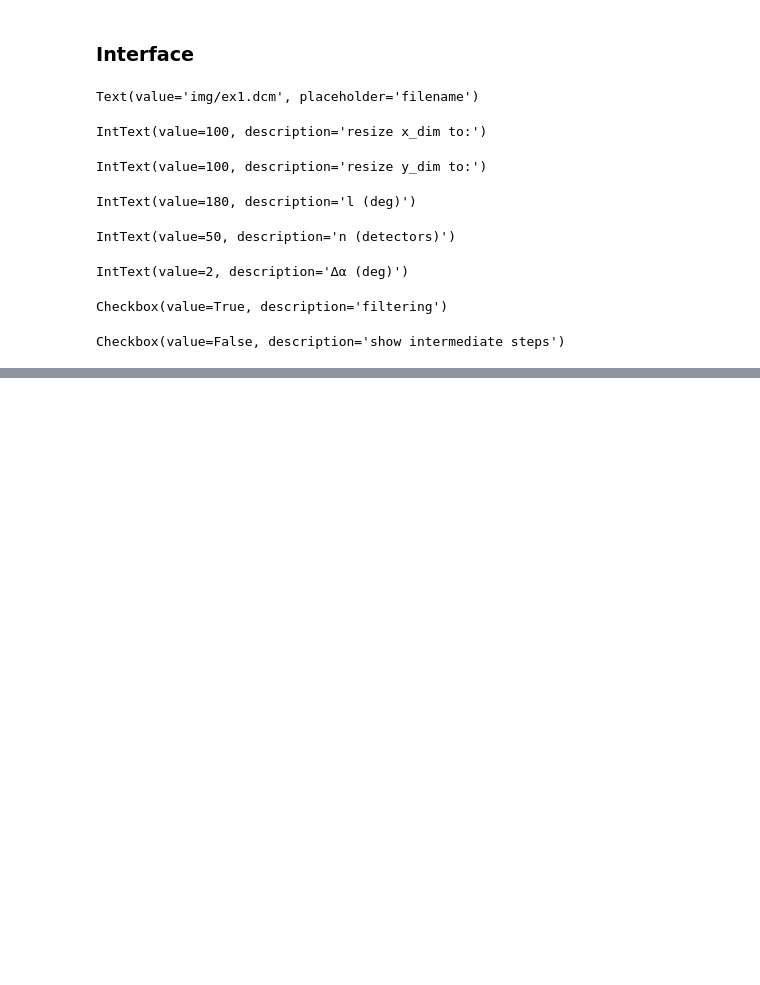
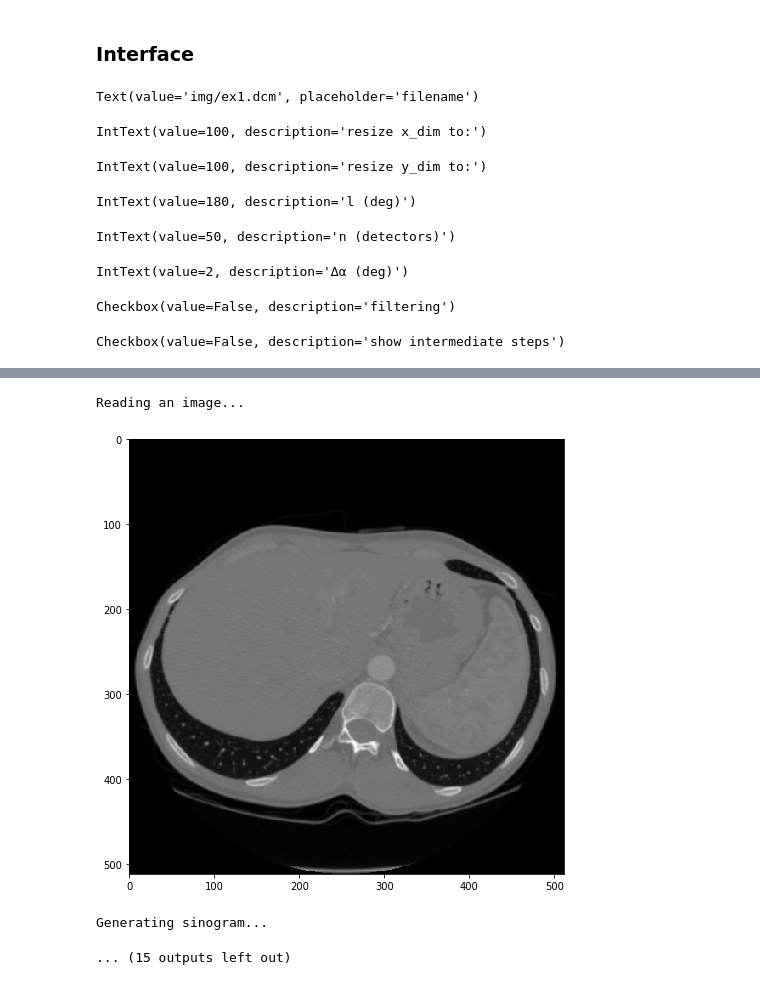
Before and after one commit to damianhorna/backprojection-tomography, a Jupyter notebook: interactive-with-intermediate-steps.ipynb, the cells around one changed output, grey strips where cells are left out. Saved outputs shown, nothing was run; the diff lists cells and outputs as text; code cells hidden in the pictures; blank space fills up the shorter version.

Commit message:
dicom read/write done

```diff
--- a/interactive-with-intermediate-steps.ipynb
+++ b/interactive-with-intermediate-steps.ipynb
@@ -205,7 +244,7 @@ def i_restore_picture(restoration, count_matrix, sinogram, lines, iteration=0):
 filename_text = widgets.Text(
     placeholder='filename',
     disabled=False,
-    value='img/skull3.JPG'
+    value='img/ex1.dcm'
 )
 
 x_dim = widgets.IntText(
@@ -250,6 +289,7 @@ clear_button = widgets.Button(
     button_style='info', # 'success', 'info', 'warning', 'danger' or ''
 )
 
+
 filtering_checkbox = widgets.Checkbox(
     value=False,
     description='filtering',
@@ -261,6 +301,42 @@ show_intermediate_steps = widgets.Checkbox(
     description='show intermediate steps',
     disabled=False
 )
+
+file_txt = widgets.Text(
+    value='test.dcm',
+    placeholder='',
+    description='Filename:',
+    disabled=False
+)
+
+name_txt = widgets.Text(
+    value='patient name',
+    placeholder='',
+    description='Patient\'s name:',
+    disabled=False
+)
+
+comments_txt = widgets.Text(
+    value='some comments',
+    placeholder='',
+    description='Comments:',
+    disabled=False
+)
+
+date_txt = widgets.Text(
+    value='20190303',
+    placeholder='',
+    description='Study date:',
+    disabled=False
+)
+
+save_btn  = widgets.Button(
+    description='Save',
+    disabled=False,
+    button_style='info',
+)
+
+img_to_save = []
 
 def show_img(img):
     fig = plt.figure(figsize=(8, 8))
@@ -309,6 +385,7 @@ def transform_without_intermediate_steps(img):
         restored = restored / restored.max()
         restored = restored * 255
         show_img(restored)
+    return restored
 
 def transform_interactively(img):
     show_img(img)
@@ -318,34 +395,50 @@ def transform_interactively(img):
     sinogram = np.zeros((n_val.value, math.ceil(360/step.value)))
     lines=[]
     restoration = np.zeros(img.shape)
     count_matrix = np.zeros(img.shape)
     interact(i_gen_sinogram, count_matrix=fixed(count_matrix), sinogram=fixed(sinogram), all_lines=fixed(lines), n=fixed(n_val.value), angle=fixed(l_val.value), alphaStepDeg=fixed(step.value), img=fixed(img), iterations = (0,maxx,1))
     interact(i_restore_picture,restoration=fixed(restoration), count_matrix=fixed(count_matrix), sinogram=fixed(sinogram), lines=fixed(lines), iteration=(0,maxx,1))
 
+def writeDicomFile(arg):
+    write_dicom(file_txt.value, img_to_save, name_txt.value, date_txt.value, comments_txt.value)
+
+
 def run_transformation(arg):
+    global img_to_save
     print("Reading an image...")
     if filename_text.value.endswith("jpg") or filename_text.value.endswith("JPG"):
         img = plt.imread(filename_text.value)
     else:
         dataset = pydicom.dcmread(filename_text.value)
         img = dataset.pixel_array
     if show_intermediate_steps.value == True:
         transform_interactively(img)
     else:
-        transform_without_intermediate_steps(img)
-    display(clear_button)
+        img_to_save = transform_without_intermediate_steps(img)
+        display(clear_button)
+        if filename_text.value.endswith("dcm"):
+            display(file_txt)
+            display(name_txt)
+            display(comments_txt)
+            display(date_txt)
+            display(save_btn)
+            save_btn.on_click(writeDicomFile)
 
 display_interface()
 clear_button.on_click(clear)
 run_button.on_click(run_transformation)
 # %% [output]
 Text(value='img/ex1.dcm', placeholder='filename')
 IntText(value=100, description='resize x_dim to:')
 IntText(value=100, description='resize y_dim to:')
 IntText(value=180, description='l (deg)')
 IntText(value=50, description='n (detectors)')
 IntText(value=2, description='∆α (deg)')
-Checkbox(value=True, description='filtering')
+Checkbox(value=False, description='filtering')
 Checkbox(value=False, description='show intermediate steps')
 [interactive output not drawn]
+Reading an image...
+[figure, added]
+Generating sinogram...
+... (15 outputs left out)
 # %%
```
Also changed, not shown: parts of 3 cells of this notebook, 1 other file.
